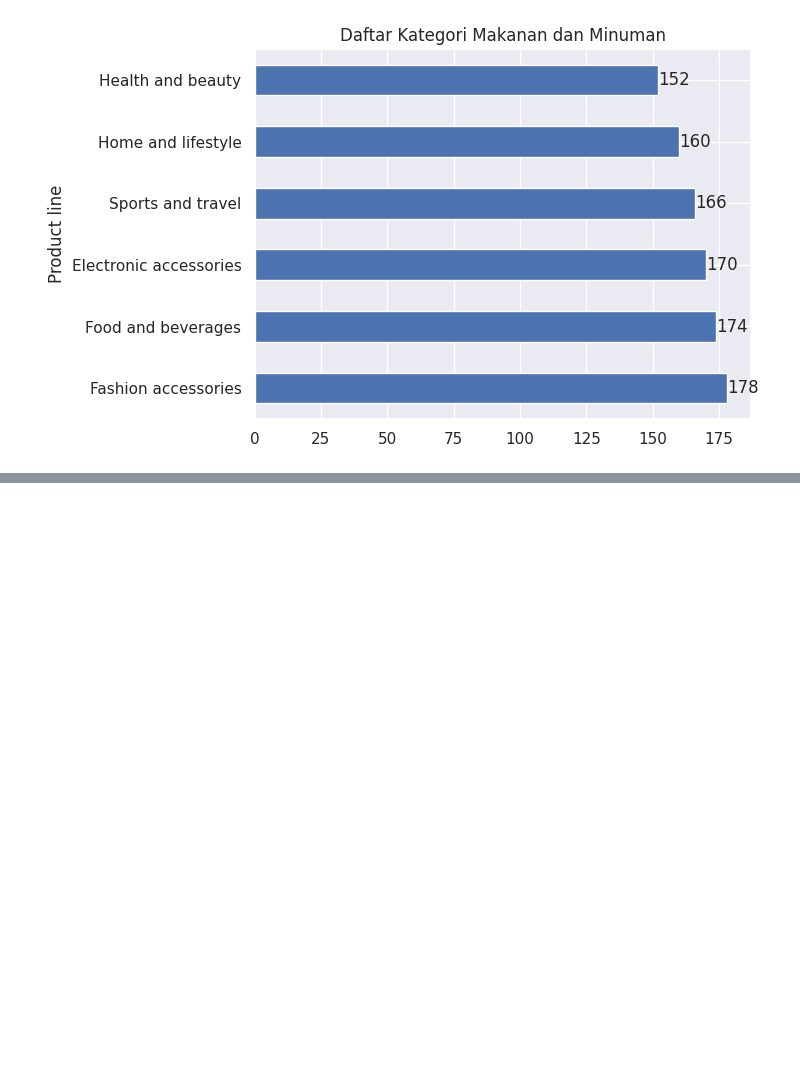
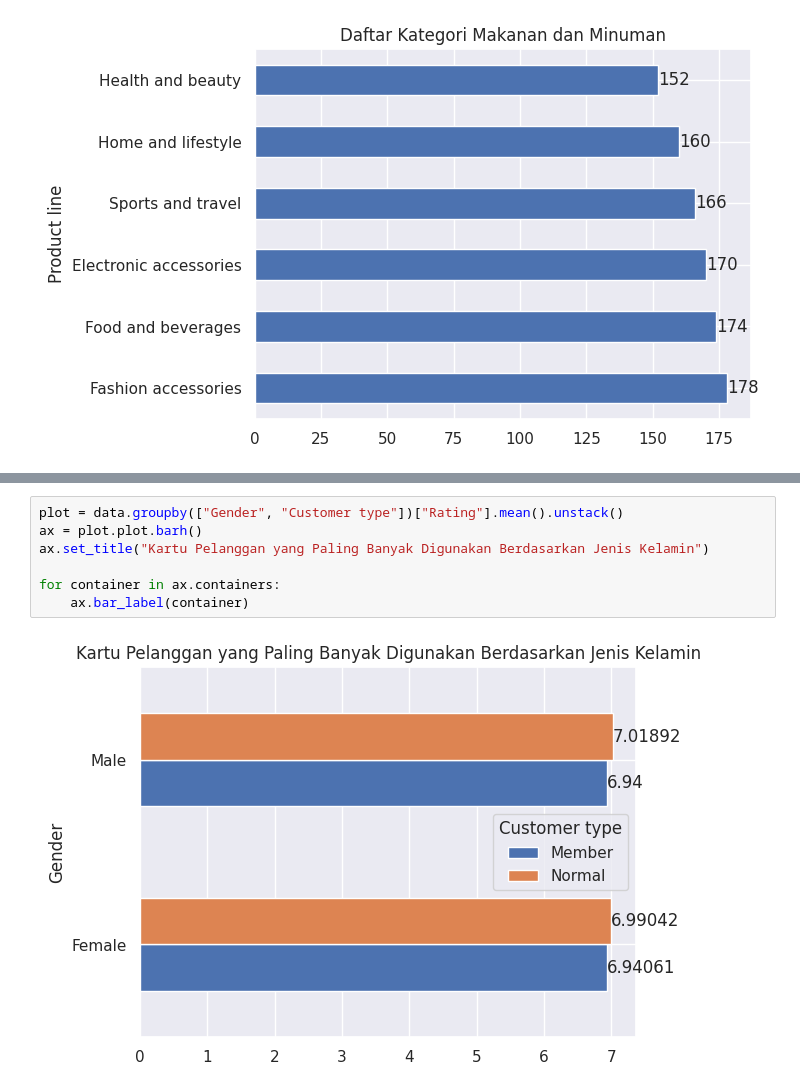
Before and after one commit to hendrimardani/data_science_supermarket_sales, a Jupyter notebook: supermarket_sales.ipynb, the cells around one changed output, grey strips where cells are left out. Drawn from its saved outputs; the diff is of its cells as text; blank space fills up the shorter version.

```diff
--- a/supermarket_sales.ipynb
+++ b/supermarket_sales.ipynb
@@ -134,0 +185,9 @@ for container in ax.containers:
+# %%
+plot = data.groupby(["Gender", "Customer type"])["Rating"].mean().unstack()
+ax = plot.plot.barh()
+ax.set_title("Kartu Pelanggan yang Paling Banyak Digunakan Berdasarkan Jenis Kelamin")
+
+for container in ax.containers:
+    ax.bar_label(container)
+# %% [output]
+[figure, added]
```
Also changed, not shown: parts of 7 cells of this notebook.
